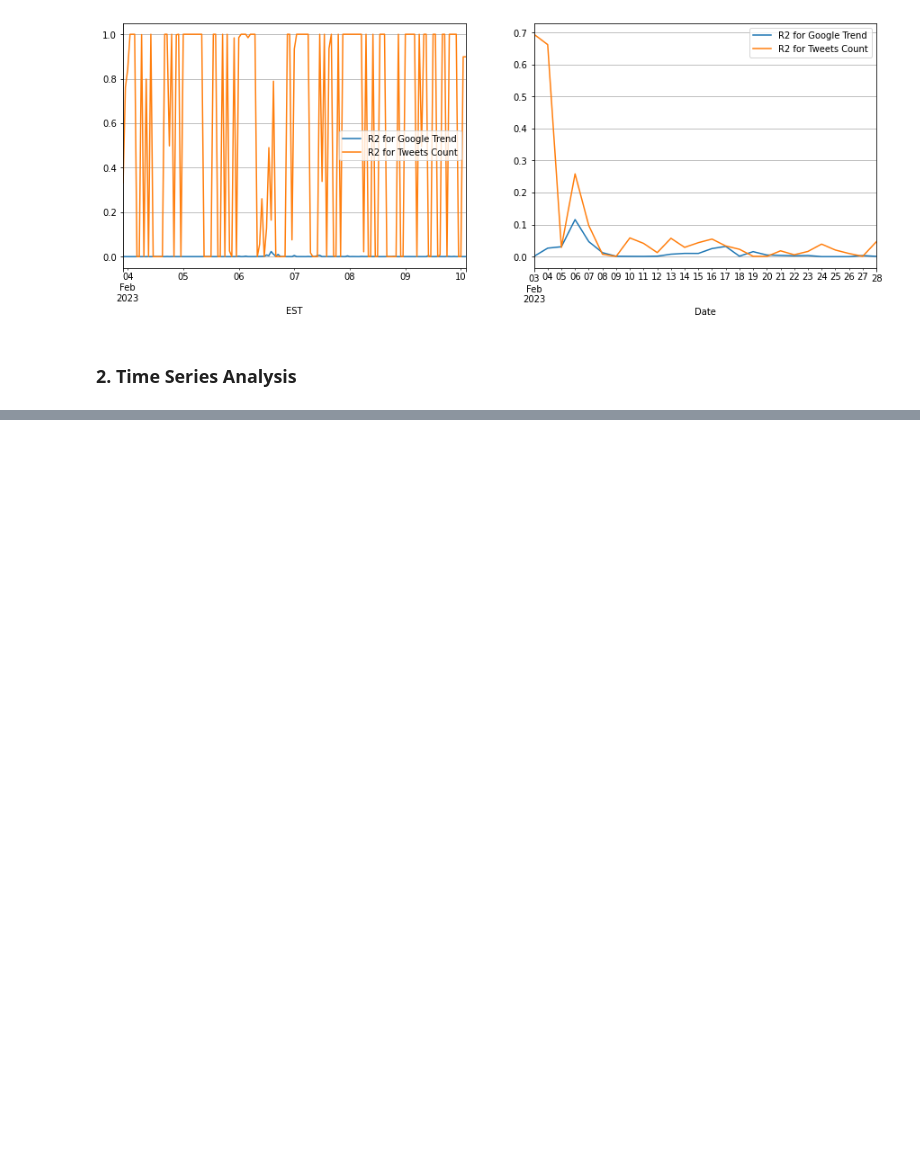
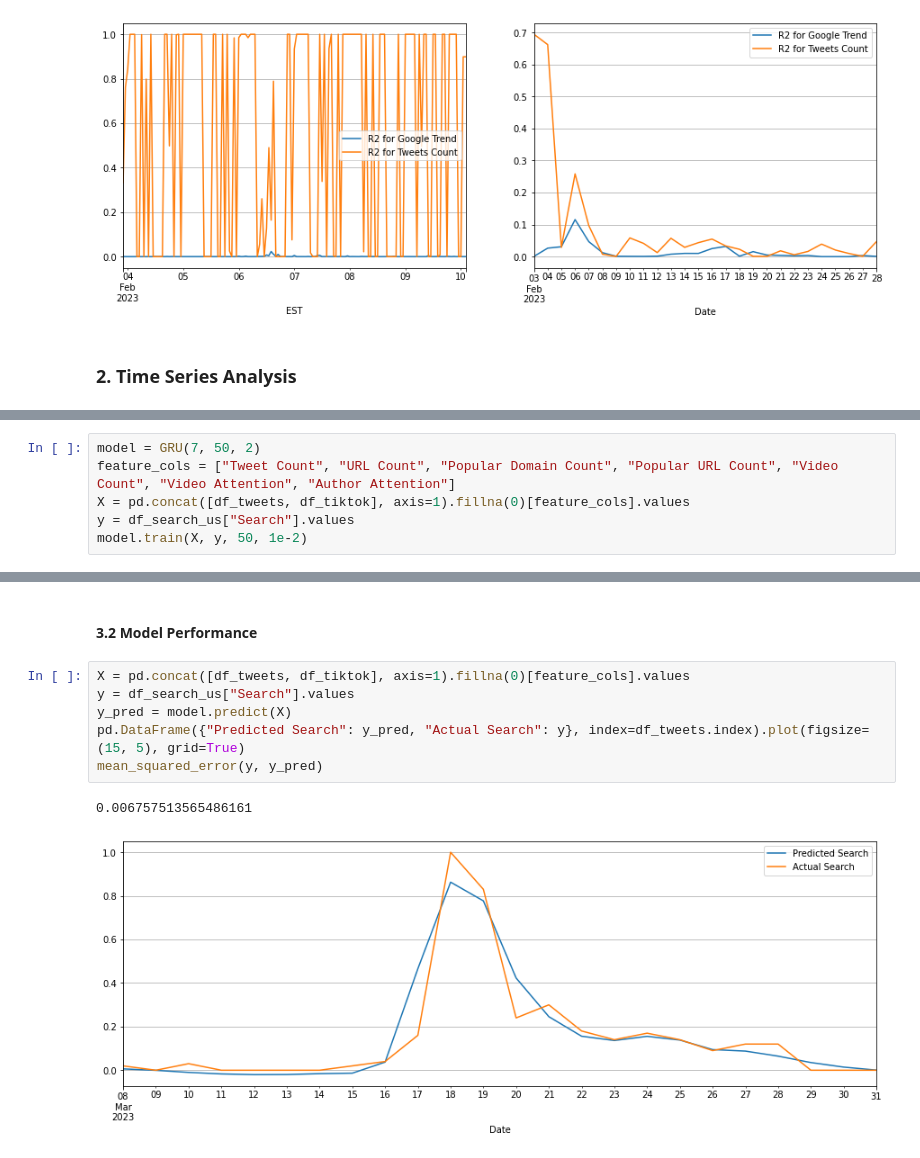
Before and after one commit to allmemes/study-of-media-and-diaster, a Jupyter notebook: code/Analysis.ipynb, the cells around one changed output, grey strips where cells are left out. Cells and saved outputs as stored; diff of their text form; blank space fills up the shorter version.

```diff
--- a/code/Analysis.ipynb
+++ b/code/Analysis.ipynb
@@ -113,0 +146,6 @@ df_tiktok.index = pd.DatetimeIndex(df_tiktok.index)
+# %%
+model = GRU(7, 50, 2)
+feature_cols = ["Tweet Count", "URL Count", "Popular Domain Count", "Popular URL Count", "Video Count", "Video Attention", "Author Attention"]
+X = pd.concat([df_tweets, df_tiktok], axis=1).fillna(0)[feature_cols].values
+y = df_search_us["Search"].values
+model.train(X, y, 50, 1e-2)
@@ -142,0 +172,11 @@ df_r2.plot(kind="barh", figsize=(15, 6), grid=True, title="R2 score")
+# %% [markdown]
+#### 3.2 Model Performance
+# %%
+X = pd.concat([df_tweets, df_tiktok], axis=1).fillna(0)[feature_cols].values
+y = df_search_us["Search"].values
+y_pred = model.predict(X)
+pd.DataFrame({"Predicted Search": y_pred, "Actual Search": y}, index=df_tweets.index).plot(figsize=(15, 5), grid=True)
+mean_squared_error(y, y_pred)
+# %% [output]
+0.006757513565486161
+[figure, added]
```
Also changed, not shown: parts of 10 cells of this notebook, 18 other files.
